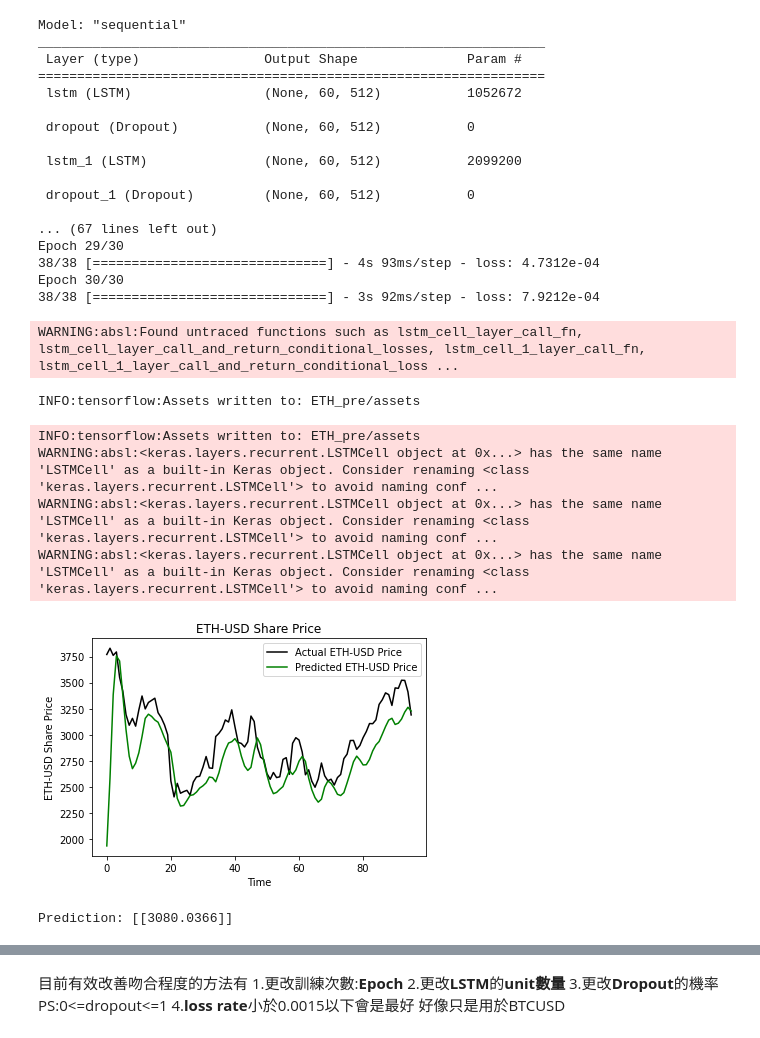
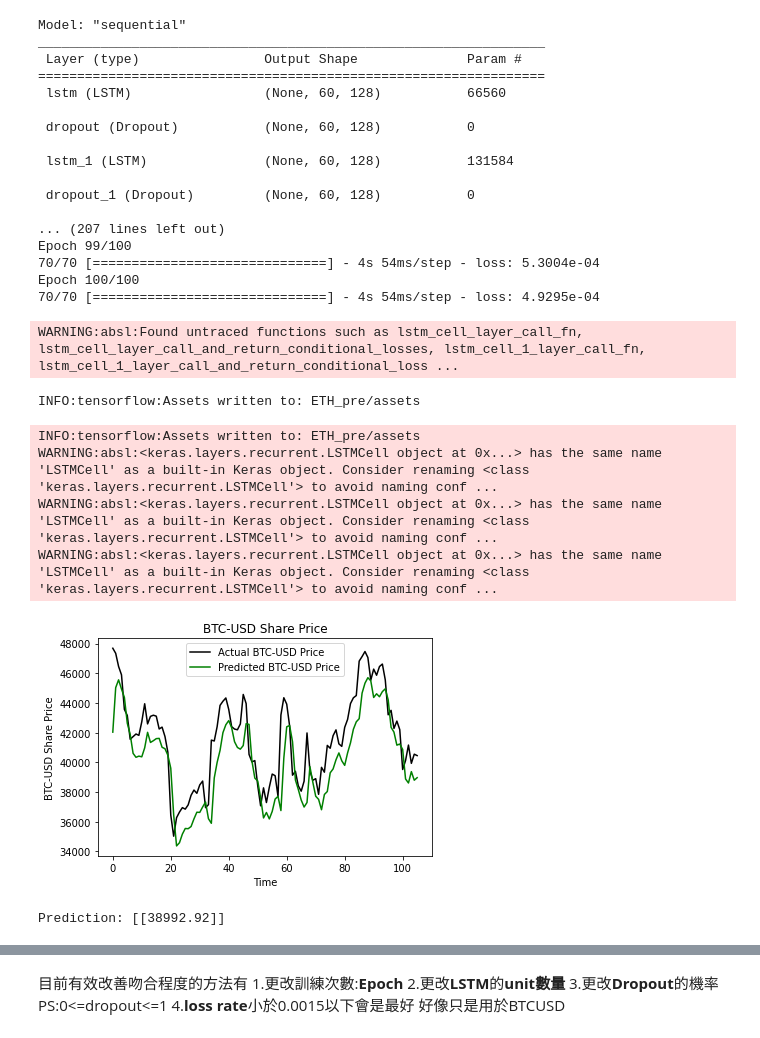
Before and after one commit to hibana2077/AI-stock-crypto-prediction, a Jupyter notebook: LSTM_Sample.ipynb, the cells around one changed output, grey strips where cells are left out. Cells and saved outputs as stored; diff of their text form; code cells hidden in the pictures.

```diff
--- a/LSTM_Sample.ipynb
+++ b/LSTM_Sample.ipynb
@@ -83,10 +83,10 @@ from tensorflow.keras.models import Sequential
 from tensorflow.keras.layers import Dense, Dropout, LSTM
 
 #Load Data
-company = 'ETH-USD'
+company = 'BTC-USD'
 
 start = dt.datetime(2016, 1, 1)
-end = dt.datetime(2021, 4, 6)
+end = dt.datetime(2022, 4, 6)
 
 data = web.DataReader(company, 'yahoo', start, end)
 
@@ -109,17 +109,17 @@ x_train = np.reshape(x_train, (x_train.shape[0], x_train.shape[1], 1))
 #Build the Model
 model = Sequential()
 
-model.add(LSTM(units=512, return_sequences=True, input_shape=(x_train.shape[1], 1)))
-model.add(Dropout(0.1))
-model.add(LSTM(units=512, return_sequences=True))
-model.add(Dropout(0.1))
-model.add(LSTM(units=512))
-model.add(Dropout(0.1))
+model.add(LSTM(units=128, return_sequences=True, input_shape=(x_train.shape[1], 1)))
+model.add(Dropout(0.2))
+model.add(LSTM(units=128, return_sequences=True))
+model.add(Dropout(0.2))
+model.add(LSTM(units=128))
+model.add(Dropout(0.2))
 model.add(Dense(units=1)) #prediction of the next closing value
 
 model.summary()
 model.compile(optimizer='adam', loss='mean_squared_error')
-model.fit(x_train, y_train, epochs=30, batch_size=32)
+model.fit(x_train, y_train, epochs=100, batch_size=32)
 
 '''儲存模型'''
 model.save('ETH_pre')
@@ -157,44 +157,44 @@ plt.plot(predicted_prices, color="green", label=f"Predicted {company} Price")
 plt.title(f"{company} Share Price")
 plt.xlabel("Time")
 plt.ylabel(f"{company} Share Price")
 plt.legend()
 plt.show()
 
 #Predict Next Day
 
 real_data = [model_inputs[len(model_inputs)  - prediction_days:len(model_inputs+1), 0]]
 real_data = np.array(real_data)
 real_data=np.reshape(real_data, (real_data.shape[0], real_data.shape[1],1))
 
 prediction=model.predict(real_data)
 prediction = scaler.inverse_transform(prediction)
 print(f"Prediction: {prediction}")
 # %% [output]
 Model: "sequential"
 _________________________________________________________________
  Layer (type)                Output Shape              Param #
 =================================================================
- lstm (LSTM)                 (None, 60, 512)           1052672
+ lstm (LSTM)                 (None, 60, 128)           66560
 
- dropout (Dropout)           (None, 60, 512)           0
+ dropout (Dropout)           (None, 60, 128)           0
 
- lstm_1 (LSTM)               (None, 60, 512)           2099200
+ lstm_1 (LSTM)               (None, 60, 128)           131584
 
- dropout_1 (Dropout)         (None, 60, 512)           0
+ dropout_1 (Dropout)         (None, 60, 128)           0
 
-... (67 lines left out)
-Epoch 29/30
-38/38 [==============================] - 4s 93ms/step - loss: 4.7312e-04
-Epoch 30/30
-38/38 [==============================] - 3s 92ms/step - loss: 7.9212e-04
+... (207 lines left out)
+Epoch 99/100
+70/70 [==============================] - 4s 54ms/step - loss: 5.3004e-04
+Epoch 100/100
+70/70 [==============================] - 4s 54ms/step - loss: 4.9295e-04
 WARNING:absl:Found untraced functions such as lstm_cell_layer_call_fn, lstm_cell_layer_call_and_return_conditional_losses, lstm_cell_1_layer_call_fn, lstm_cell_1_layer_call_and_return_conditional_loss ...
 INFO:tensorflow:Assets written to: ETH_pre/assets
 INFO:tensorflow:Assets written to: ETH_pre/assets
 WARNING:absl:<keras.layers.recurrent.LSTMCell object at 0x...> has the same name 'LSTMCell' as a built-in Keras object. Consider renaming <class 'keras.layers.recurrent.LSTMCell'> to avoid naming conf ...
 WARNING:absl:<keras.layers.recurrent.LSTMCell object at 0x...> has the same name 'LSTMCell' as a built-in Keras object. Consider renaming <class 'keras.layers.recurrent.LSTMCell'> to avoid naming conf ...
 WARNING:absl:<keras.layers.recurrent.LSTMCell object at 0x...> has the same name 'LSTMCell' as a built-in Keras object. Consider renaming <class 'keras.layers.recurrent.LSTMCell'> to avoid naming conf ...
-[figure, old version]
+[figure, new version]
-Prediction: [[3080.0366]]
+Prediction: [[38992.92]]
 # %%
 gpu_info = !nvidia-smi
 gpu_info = '\n'.join(gpu_info)
```
Also changed, not shown: parts of 5 cells of this notebook.
